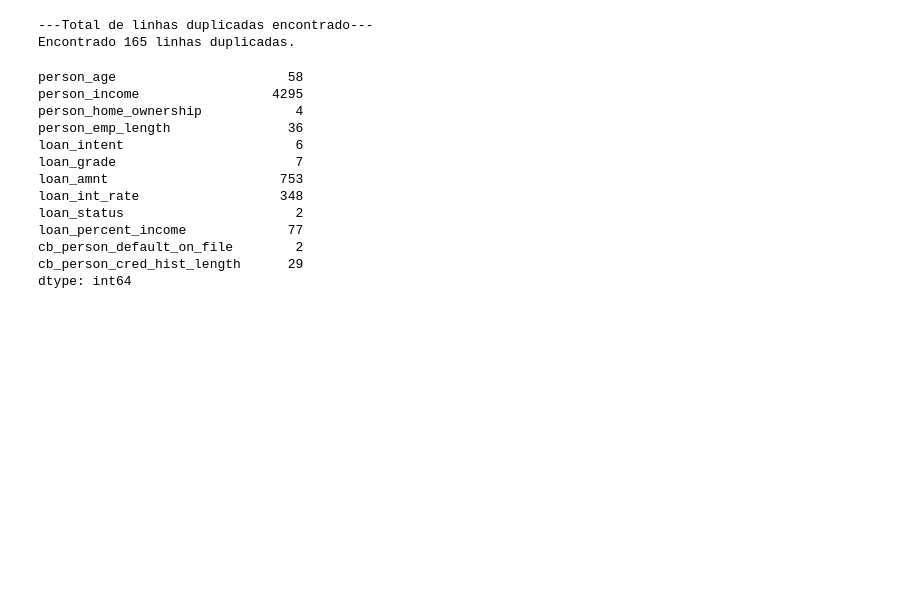
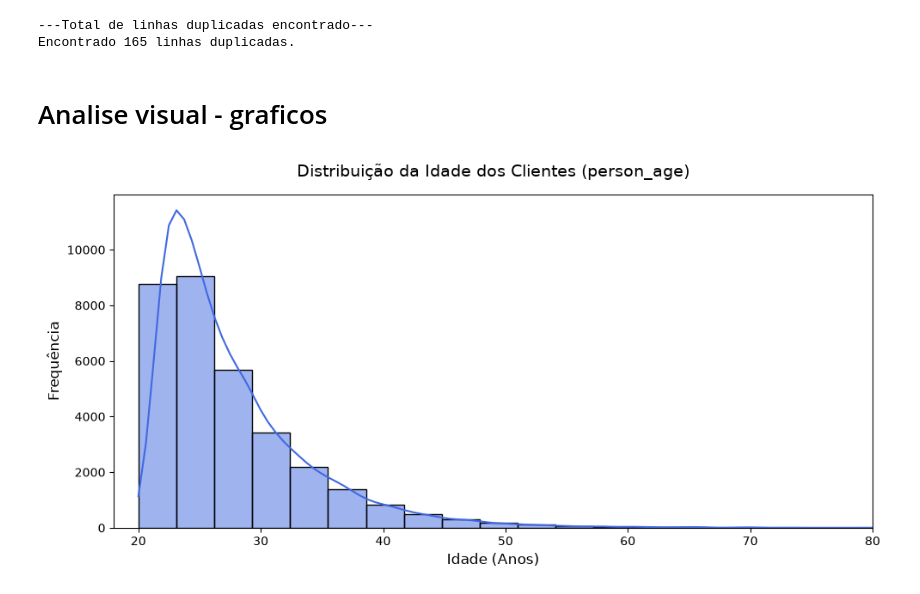
Before and after one commit to zegmundo-koziel/Projeto-Avaliativo-M1-S14, a Jupyter notebook: main.ipynb, the cells around one changed output. Cells and saved outputs as stored; diff of their text form; code cells hidden in the pictures; blank space fills up the shorter version.

Commit message:
incluindo novos codigos e graficos na fase exploratoria

```diff
--- a/main.ipynb
+++ b/main.ipynb
@@ -94,19 +123,17 @@ print(f"Encontrado {df.duplicated().sum()} linhas duplicadas.")
 # %% [output]
 ---Total de linhas duplicadas encontrado---
 Encontrado 165 linhas duplicadas.
-# %%
-print(df.nunique())
-# %% [output]
-person_age                      58
-person_income                 4295
-person_home_ownership            4
-person_emp_length               36
-loan_intent                      6
-loan_grade                       7
-loan_amnt                      753
-loan_int_rate                  348
-loan_status                      2
-loan_percent_income             77
-cb_person_default_on_file        2
-cb_person_cred_hist_length      29
-dtype: int64
+# %% [markdown]
+# Analise visual - graficos
+# %%
+# Gráfico 1: Histograma de Distribuição de Idades - person_age
+plt.figure(figsize=(10, 5))
+sns.histplot(df['person_age'], bins=40, kde=True, color='royalblue')
+plt.title('Distribuição da Idade dos Clientes (person_age)', fontsize=14, pad=15)
+plt.xlabel('Idade (Anos)', fontsize=12)
+plt.ylabel('Frequência', fontsize=12)
+plt.xlim(18, 80) # Corta idades extremas/outliers comuns nessa base para melhor visualização
+plt.tight_layout()
+plt.show()
+# %% [output]
+[figure, added]
```
Also changed, not shown: parts of 5 cells of this notebook.
